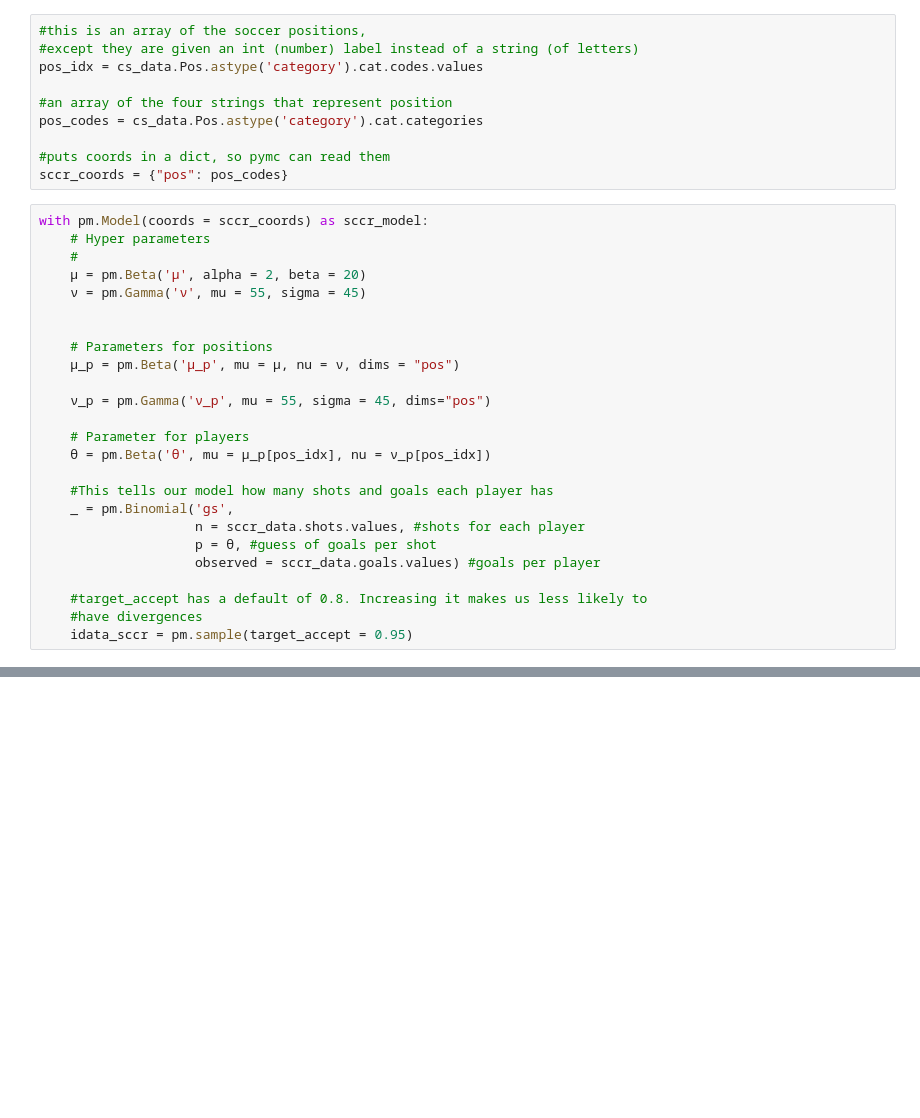
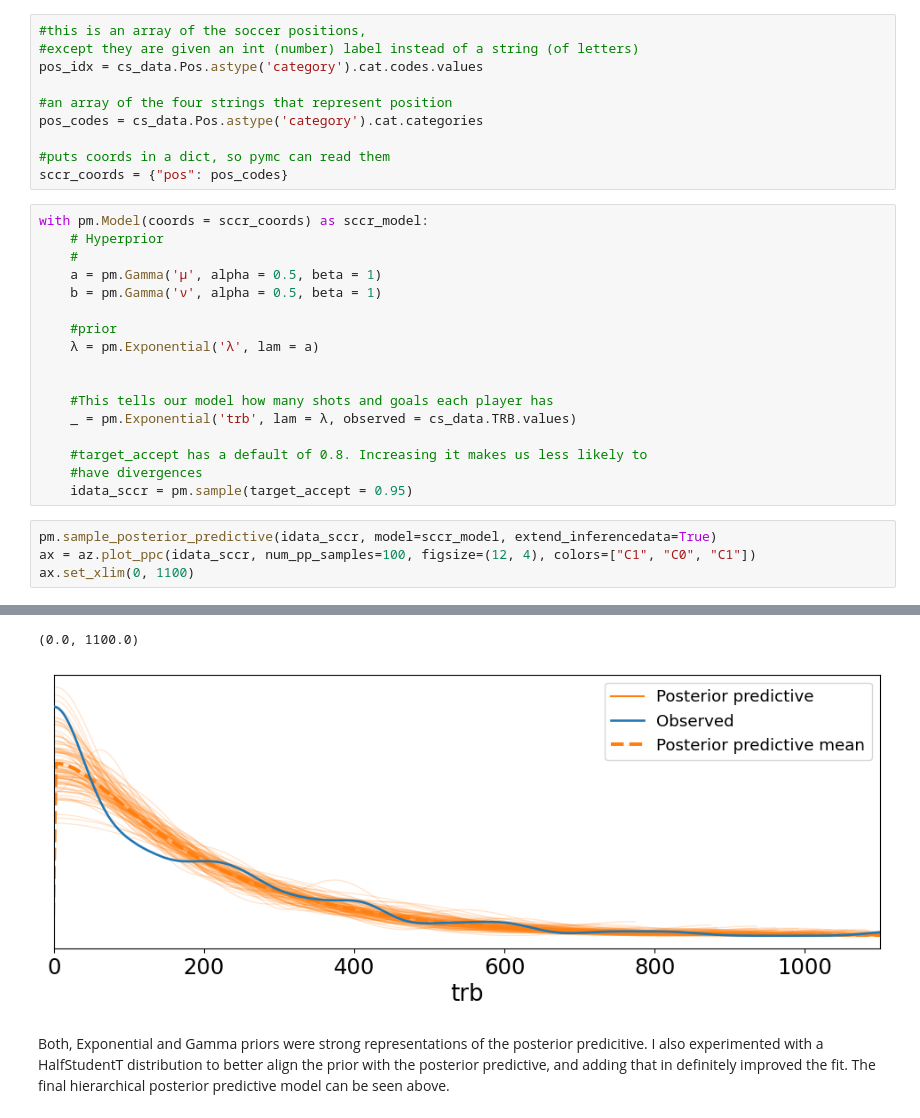
Before and after one commit to eemaansheikh/Data_Science_2025, a Jupyter notebook: EemaanSheikh_Unit4Project.ipynb, the cells around one changed output, grey strips where cells are left out. Cells and saved outputs as stored; diff of their text form; blank space fills up the shorter version.

```diff
--- a/EemaanSheikh_Unit4Project.ipynb
+++ b/EemaanSheikh_Unit4Project.ipynb
@@ -45,26 +37,23 @@ pos_codes = cs_data.Pos.astype('category').cat.categories
 sccr_coords = {"pos": pos_codes}
 # %%
 with pm.Model(coords = sccr_coords) as sccr_model:
-    # Hyper parameters
+    # Hyperprior
     #
-    μ = pm.Beta('μ', alpha = 2, beta = 20)
-    ν = pm.Gamma('ν', mu = 55, sigma = 45)
+    a = pm.Gamma('μ', alpha = 0.5, beta = 1)
+    b = pm.Gamma('ν', alpha = 0.5, beta = 1)
+
+    #prior
+    λ = pm.Exponential('λ', lam = a)
 
 
-    # Parameters for positions
-    μ_p = pm.Beta('μ_p', mu = μ, nu = ν, dims = "pos")
-
-    ν_p = pm.Gamma('ν_p', mu = 55, sigma = 45, dims="pos")
-
-    # Parameter for players
-    θ = pm.Beta('θ', mu = μ_p[pos_idx], nu = ν_p[pos_idx])
-
     #This tells our model how many shots and goals each player has
-    _ = pm.Binomial('gs',
-                    n = sccr_data.shots.values, #shots for each player
-                    p = θ, #guess of goals per shot
-                    observed = sccr_data.goals.values) #goals per player
+    _ = pm.Exponential('trb', lam = λ, observed = cs_data.TRB.values)
 
     #target_accept has a default of 0.8. Increasing it makes us less likely to
     #have divergences
     idata_sccr = pm.sample(target_accept = 0.95)
+# %%
+pm.sample_posterior_predictive(idata_sccr, model=sccr_model, extend_inferencedata=True)
+ax = az.plot_ppc(idata_sccr, num_pp_samples=100, figsize=(12, 4), colors=["C1", "C0", "C1"])
+ax.set_xlim(0, 1100)
+# %% [output]
@@ -70,0 +62,4 @@ with pm.Model(coords = sccr_coords) as sccr_model:
+(0.0, 1100.0)
+[figure, added]
+# %% [markdown]
+Both, Exponential and Gamma priors were strong representations of the posterior predicitive. I also experimented with a HalfStudentT distribution to better align the prior with the posterior predictive, and adding that in definitely improved the fit. The final hierarchical posterior predictive model can be seen above.
```
Also changed, not shown: parts of 12 cells of this notebook.
